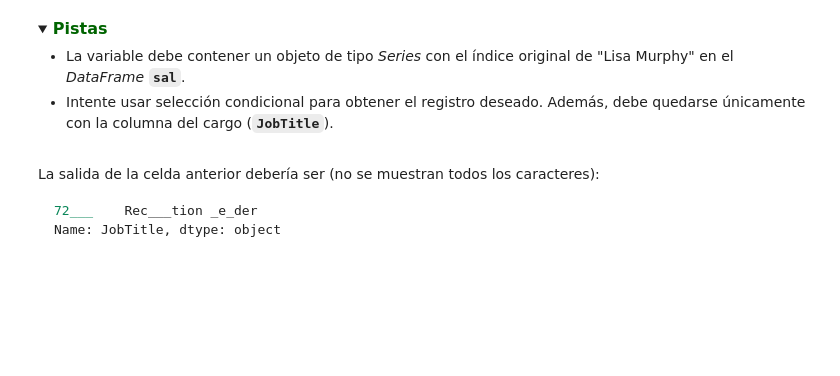
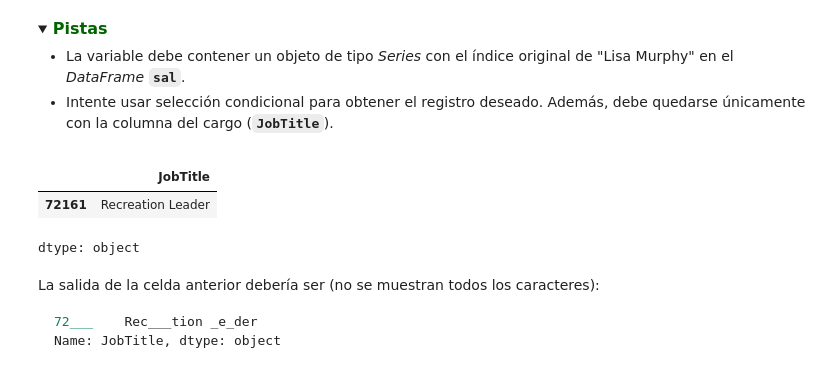
Before and after one commit to mon-lopez/BasesdeDatos, a Jupyter notebook: talleres corte 1/Taller_Análisis_de_datos_con_Pandas.ipynb, the cells around one changed output. Cells and saved outputs as stored; diff of their text form; code cells hidden in the pictures; folded sections open; blank space fills up the shorter version.

```diff
--- a/talleres corte 1/Taller_Análisis_de_datos_con_Pandas.ipynb
+++ b/talleres corte 1/Taller_Análisis_de_datos_con_Pandas.ipynb
@@ -156,9 +192,14 @@ Guarde el resultado de esta pregunta en la variable **`cargo_lisa`**.
 # %%
 ## cargo_lisa
 
 ### ESCRIBA SU CÓDIGO AQUÍ ### (~ 1 línea de código)
-
+cargo_lisa = sal.loc[sal['EmployeeName'] == "Lisa Murphy", 'JobTitle']
+cargo_lisa
 ### FIN DEL CÓDIGO ###
+# %% [output]
+|  | JobTitle |
+| 72161 | Recreation Leader |
+dtype: object
 # %% [markdown]
 La salida de la celda anterior debería ser (no se muestran todos los caracteres):
 
```
Also changed, not shown: parts of 15 cells of this notebook, 5 other files.
